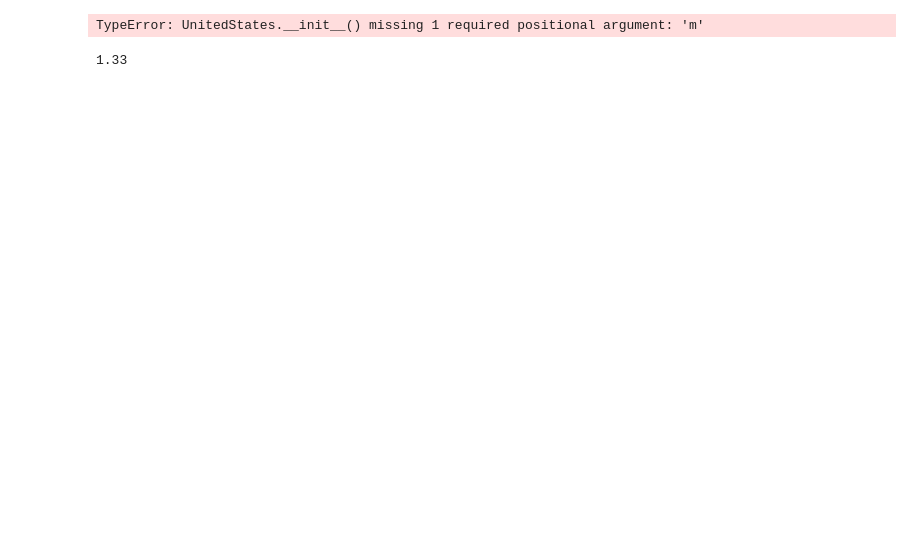
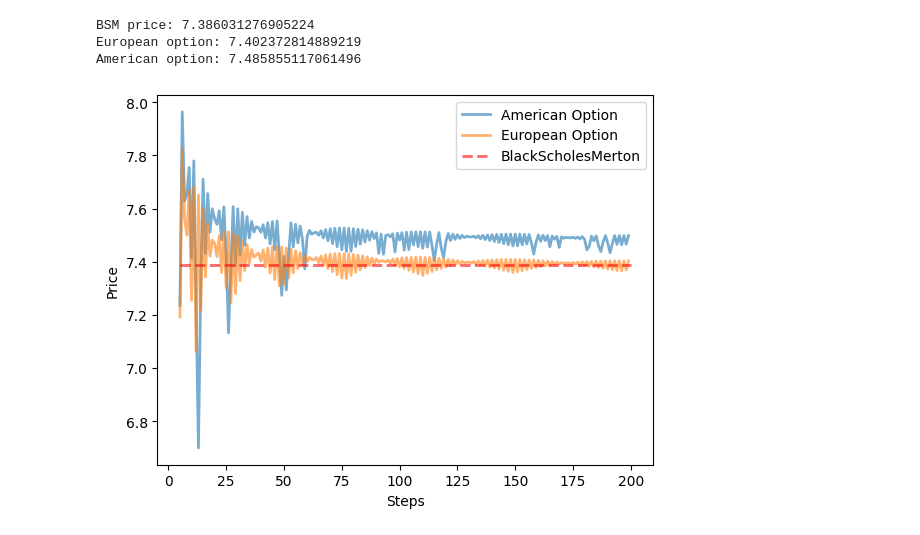
Before and after one commit to IVolatilityCom/workspace-retail, a Jupyter notebook: notebooks/Options pricing with QuantLib.ipynb, the cells around one changed output. Cells and saved outputs as stored; diff of their text form; code cells hidden in the pictures; blank space fills up the shorter version.

```diff
--- a/notebooks/Options pricing with QuantLib.ipynb
+++ b/notebooks/Options pricing with QuantLib.ipynb
@@ -34,7 +34,8 @@ dividend_rate =  0.023
 risk_free_rate = 0.001
 day_count = ql.Actual365Fixed()
 # calendar = ql.UnitedStates()
-calendar = ql.UnitedStates()
+# calendar = ql.UnitedStates()
+calendar = ql.UnitedStates(ql.UnitedStates.NYSE)
 # calendar = ql.UnitedStates(ql.UnitedStates.Market.NYSE)
 # calendar = ql.UnitedStates(ql.NullCalendar())
 
@@ -49,36 +50,34 @@ spot_handle = ql.QuoteHandle( ql.SimpleQuote(spot_price) )
 flat_ts = ql.YieldTermStructureHandle( ql.FlatForward(calculation_date, risk_free_rate, day_count) )
 dividend_yield = ql.YieldTermStructureHandle( ql.FlatForward(calculation_date, dividend_rate, day_count) )
 flat_vol_ts = ql.BlackVolTermStructureHandle( ql.BlackConstantVol(calculation_date, calendar, volatility, day_count) )
 bsm_process = ql.BlackScholesMertonProcess(spot_handle, dividend_yield, flat_ts, flat_vol_ts)
 
 def binomial_price(option, process, steps):
   binomial_engine = ql.BinomialVanillaEngine(process, 'crr', steps)
   option.setPricingEngine(binomial_engine)
   return option.NPV()
 
 steps = range(5, 200, 1)
 eu_prices = [binomial_price(european_option, bsm_process, step) for step in steps]
 am_prices = [binomial_price(american_option, bsm_process, step) for step in steps]
 
 #theoretical European option price
 european_option.setPricingEngine(ql.AnalyticEuropeanEngine(bsm_process))
 bsm_price = european_option.NPV()
 
 print('BSM price:', bsm_price)
 print('European option:', mean(eu_prices))
 print('American option:', mean(am_prices))
 
 plt.plot(steps, am_prices, label='American Option', lw=2, alpha=0.6)
 plt.plot(steps, eu_prices, label='European Option', lw=2, alpha=0.6)
 plt.plot([5,200],[bsm_price, bsm_price], 'r--', label='BlackScholesMerton', lw=2, alpha=0.6)
 plt.xlabel('Steps')
 plt.ylabel('Price')
 plt.legend()
 plt.show()
 # %% [output]
-TypeError: UnitedStates.__init__() missing 1 required positional argument: 'm'
+BSM price: 7.386031276905224
+European option: 7.402372814889219
+American option: 7.485855117061496
+[figure, added]
-# %%
-import QuantLib as ql
-print(ql.__version__)
-# %% [output]
-1.33
```
Also changed, not shown: 5 other files.
